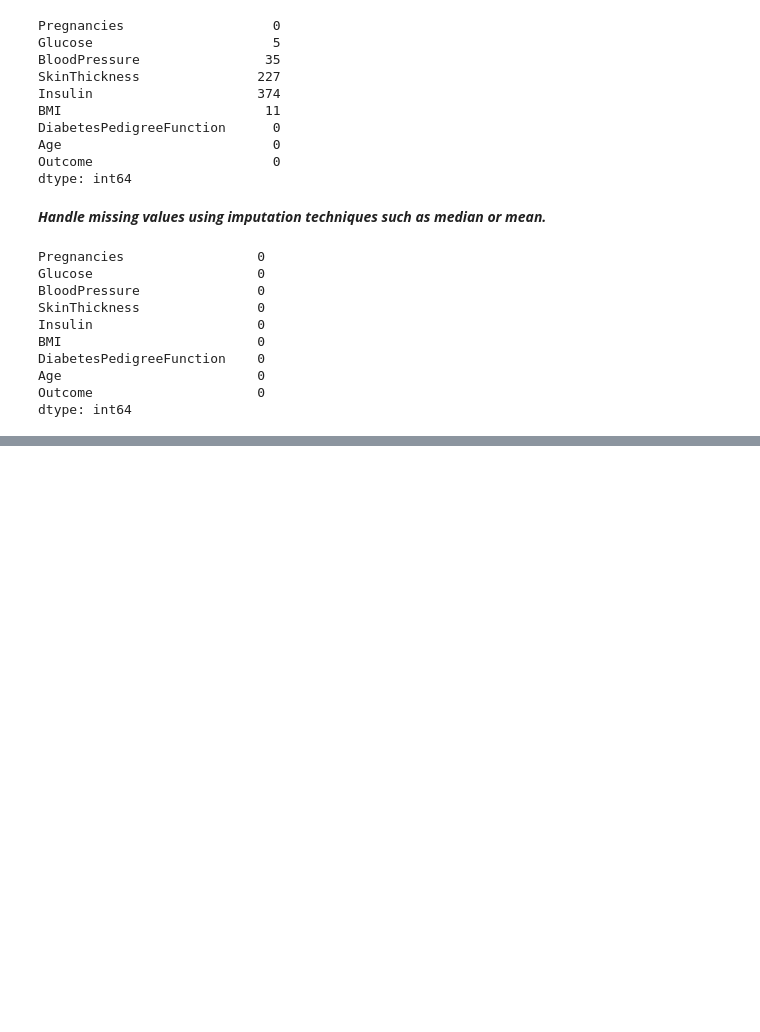
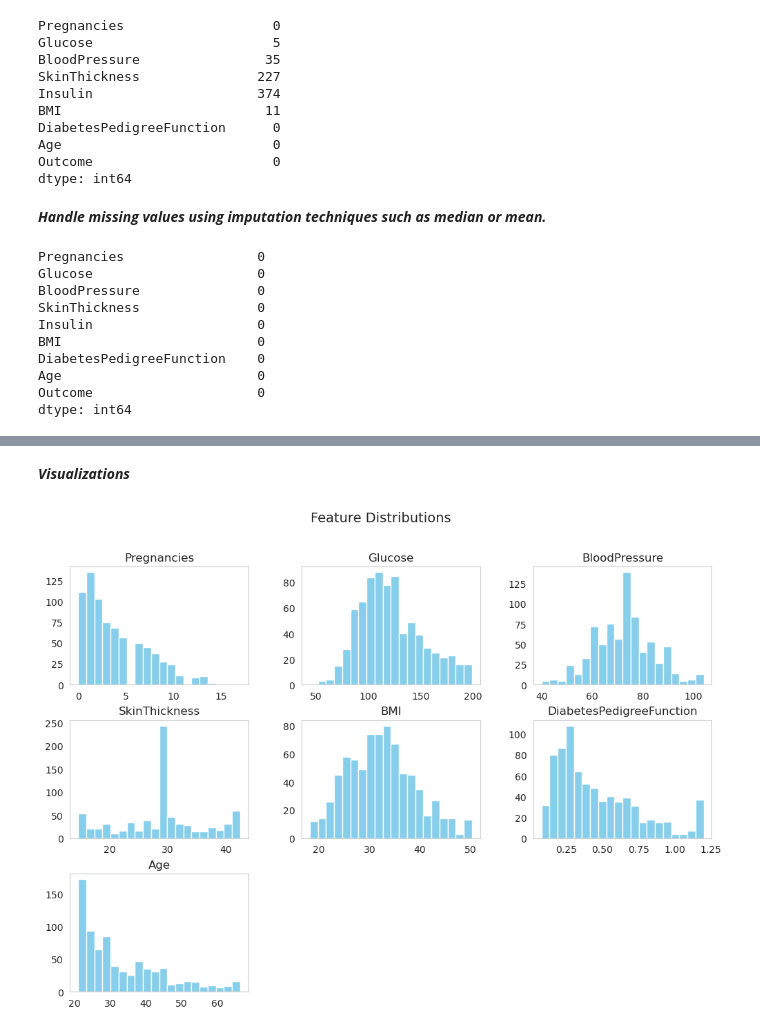
Before and after one commit to NjalaleFred/PimaIndiansDiabetesAnalysis, a Jupyter notebook: Preprocessing and EDA/pima_indians.ipynb, the cells around one changed output, grey strips where cells are left out. Saved outputs shown, nothing was run; the diff lists cells and outputs as text; code cells hidden in the pictures; blank space fills up the shorter version.

```diff
--- a/Preprocessing and EDA/pima_indians.ipynb
+++ b/Preprocessing and EDA/pima_indians.ipynb
@@ -140,0 +183,18 @@ dtype: int64
+# %%
+# Function to cap outliers using IQR bounds
+def cap_outliers(data, column):
+    Q1 = data[column].quantile(0.25)
+    Q3 = data[column].quantile(0.75)
+    IQR = Q3 - Q1
+    lower_bound = Q1 - 1.5 * IQR
+    upper_bound = Q3 + 1.5 * IQR
+    data[column] = np.where(data[column] < lower_bound, lower_bound, data[column])
+    data[column] = np.where(data[column] > upper_bound, upper_bound, data[column])
+
+# Apply capping on selected columns
+for col in ["BloodPressure", "SkinThickness", "BMI", "DiabetesPedigreeFunction", "Age"]:
+    cap_outliers(df, col)
+
+df.drop(columns=["Insulin"], inplace=True)
+# Verify if extreme values are capped
+df.describe()
@@ -140,0 +211,10 @@ dtype: int64
+# %% [markdown]
+***Visualizations***
+# %%
+# Plot histograms for numerical features
+numerical_columns = ["Pregnancies", "Glucose", "BloodPressure", "SkinThickness", "BMI", "DiabetesPedigreeFunction", "Age"]
+df[numerical_columns].hist(figsize=(12, 8), bins=20, grid=False, color="skyblue")
+plt.suptitle("Feature Distributions", fontsize=14)
+plt.show()
+# %% [output]
+[figure, added]
```
Also changed, not shown: parts of 17 cells of this notebook.
